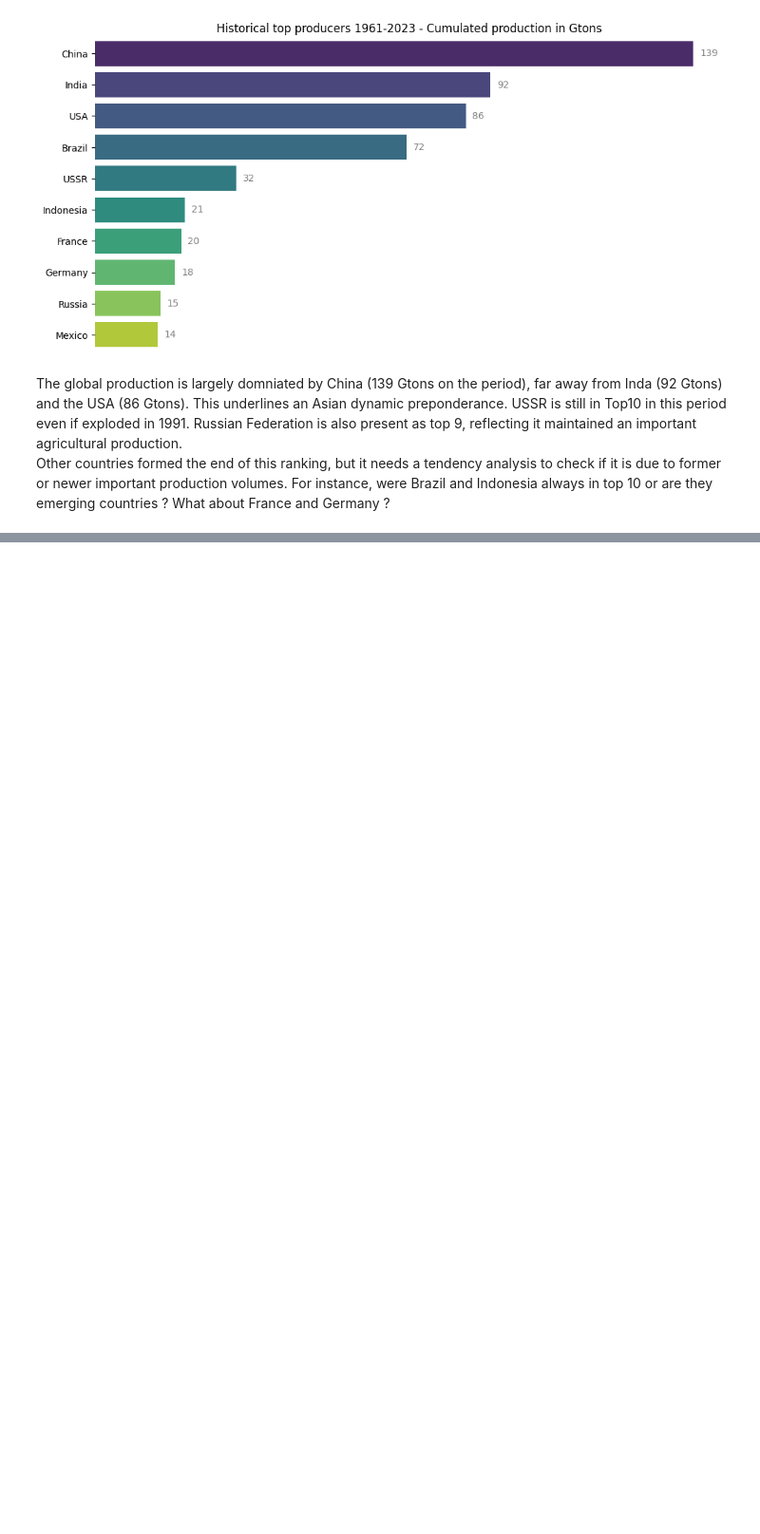
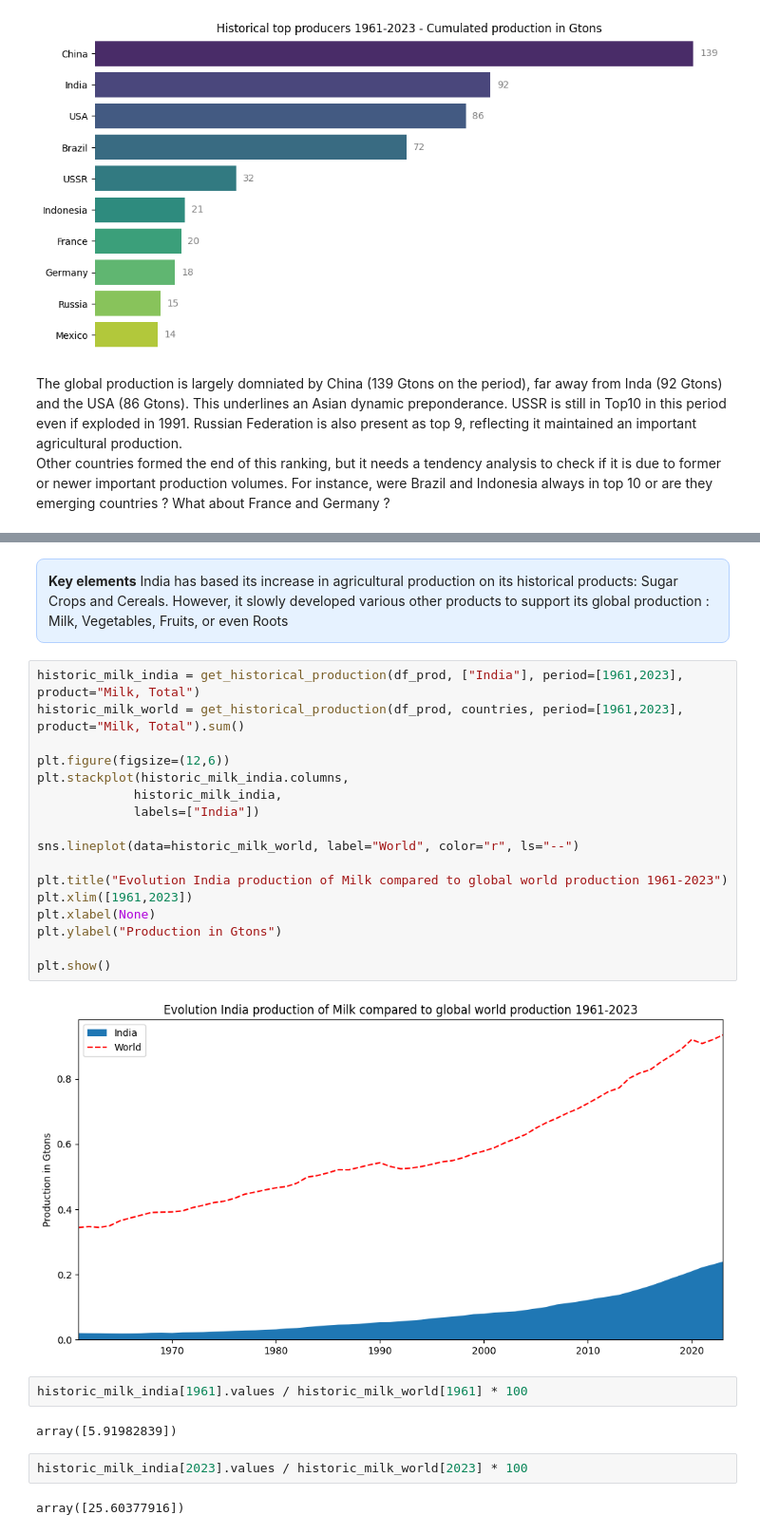
Before and after one commit to SimFour64/fao_analysis, a Jupyter notebook: notebooks/04_Report on Agricultural Production.ipynb, the cells around one changed output, grey strips where cells are left out. Shown at 95% size. Saved outputs shown, nothing was run; the diff lists cells and outputs as text; blank space fills up the shorter version.

```diff
--- a/notebooks/04_Report on Agricultural Production.ipynb
+++ b/notebooks/04_Report on Agricultural Production.ipynb
@@ -87,0 +260,39 @@ Other countries formed the end of this ranking, but it needs a tendency analysis
+# %% [markdown]
+<div style="
+    background-color: #e6f2ff;
+    border: 1px solid #b3d1ff;
+    border-radius: 8px;
+    padding: 12px;
+    margin: 10px 0;
+    font-size: 14px;
+">
+    <b>Key elements</b> </br>
+    India has based its increase in agricultural production on its historical products: Sugar Crops and Cereals. However, it slowly developed various other products to support its global production : Milk, Vegetables, Fruits, or even Roots
+</div>
+# %%
+historic_milk_india = get_historical_production(df_prod, ["India"], period=[1961,2023], product="Milk, Total")
+historic_milk_world = get_historical_production(df_prod, countries, period=[1961,2023], product="Milk, Total").sum()
+
+plt.figure(figsize=(12,6))
+plt.stackplot(historic_milk_india.columns,
+             historic_milk_india,
+             labels=["India"])
+
+sns.lineplot(data=historic_milk_world, label="World", color="r", ls="--")
+
+plt.title("Evolution India production of Milk compared to global world production 1961-2023")
+plt.xlim([1961,2023])
+plt.xlabel(None)
+plt.ylabel("Production in Gtons")
+
+plt.show()
+# %% [output]
+[figure, added]
+# %%
+historic_milk_india[1961].values / historic_milk_world[1961] * 100
+# %% [output]
+array([5.91982839])
+# %%
+historic_milk_india[2023].values / historic_milk_world[2023] * 100
+# %% [output]
+array([25.60377916])
```
Also changed, not shown: parts of 38 cells of this notebook, 6 other files.
